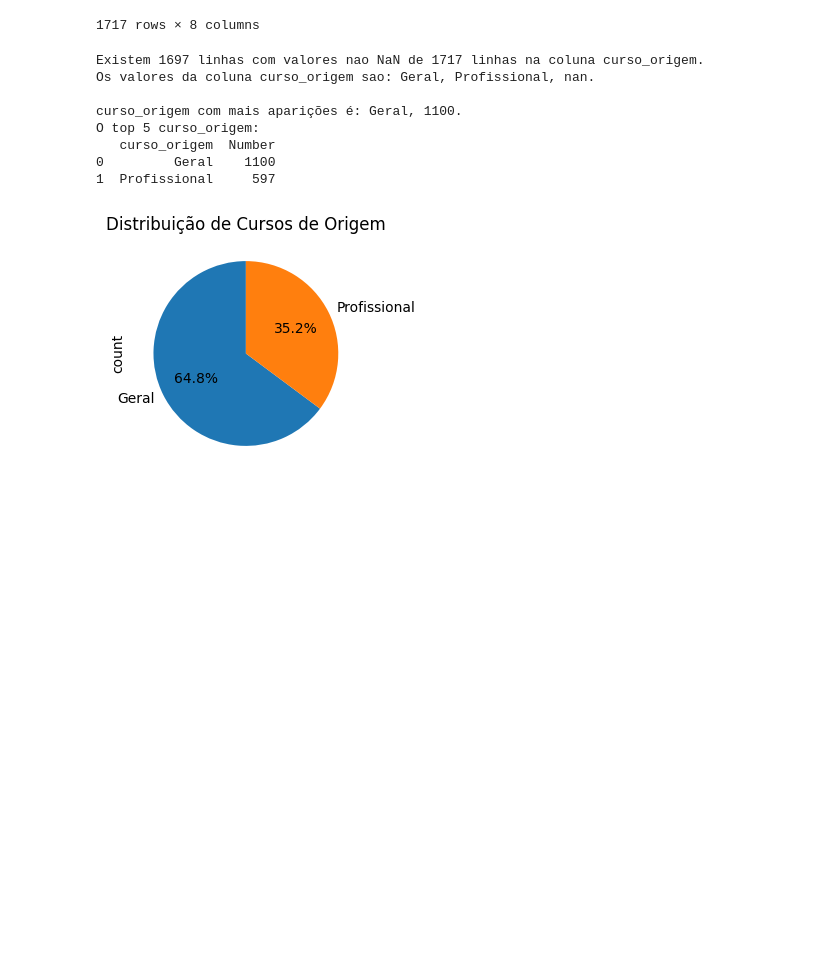
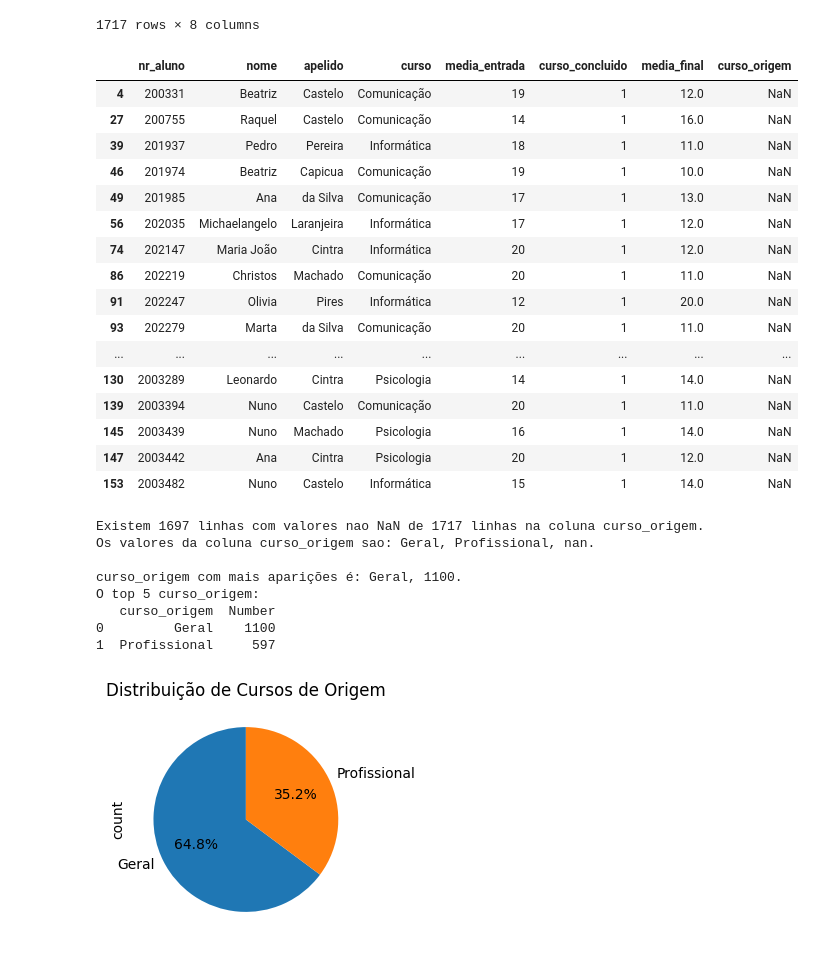
Before and after one commit to Joao-Eleuterio/ProjetoUniPaisMaravilhas, a Jupyter notebook: Projeto-fase1.ipynb, the cells around one changed output. Drawn from its saved outputs; the diff is of its cells as text; code cells hidden in the pictures; blank space fills up the shorter version.

```diff
--- a/Projeto-fase1.ipynb
+++ b/Projeto-fase1.ipynb
@@ -327,6 +333,27 @@ df_final_1
 | 1715 | 2022165224 | Jorge | Pires | Psicologia | 10 | 1 | 20.0 | Geral |
 | 1716 | 2022174449 | Michaelangelo | Silva | Psicologia | 13 | 1 | 20.0 | Geral |
 1717 rows × 8 columns
+# %%
+
+df_final_1[df_final_1['curso_origem'].isna()]
+# %% [output]
+|  | nr_aluno | nome | apelido | curso | media_entrada | curso_concluido | media_final | curso_origem |
+| 4 | 200331 | Beatriz | Castelo | Comunicação | 19 | 1 | 12.0 | NaN |
+| 27 | 200755 | Raquel | Castelo | Comunicação | 14 | 1 | 16.0 | NaN |
+| 39 | 201937 | Pedro | Pereira | Informática | 18 | 1 | 11.0 | NaN |
+| 46 | 201974 | Beatriz | Capicua | Comunicação | 19 | 1 | 10.0 | NaN |
+| 49 | 201985 | Ana | da Silva | Comunicação | 17 | 1 | 13.0 | NaN |
+| 56 | 202035 | Michaelangelo | Laranjeira | Informática | 17 | 1 | 12.0 | NaN |
+| 74 | 202147 | Maria João | Cintra | Informática | 20 | 1 | 12.0 | NaN |
+| 86 | 202219 | Christos | Machado | Comunicação | 20 | 1 | 11.0 | NaN |
+| 91 | 202247 | Olivia | Pires | Informática | 12 | 1 | 20.0 | NaN |
+| 93 | 202279 | Marta | da Silva | Comunicação | 20 | 1 | 11.0 | NaN |
+| ... | ... | ... | ... | ... | ... | ... | ... | ... |
+| 130 | 2003289 | Leonardo | Cintra | Psicologia | 14 | 1 | 14.0 | NaN |
+| 139 | 2003394 | Nuno | Castelo | Comunicação | 20 | 1 | 11.0 | NaN |
+| 145 | 2003439 | Nuno | Machado | Psicologia | 16 | 1 | 14.0 | NaN |
+| 147 | 2003442 | Ana | Cintra | Psicologia | 20 | 1 | 12.0 | NaN |
+| 153 | 2003482 | Nuno | Castelo | Informática | 15 | 1 | 14.0 | NaN |
 # %%
 # Algumas informacoes sobre a nova coluna
 imprimir_quantidade_linhas_com_valores(df_final_1,'curso_origem')
```
Also changed, not shown: parts of 1 cell of this notebook, 1 other file.
